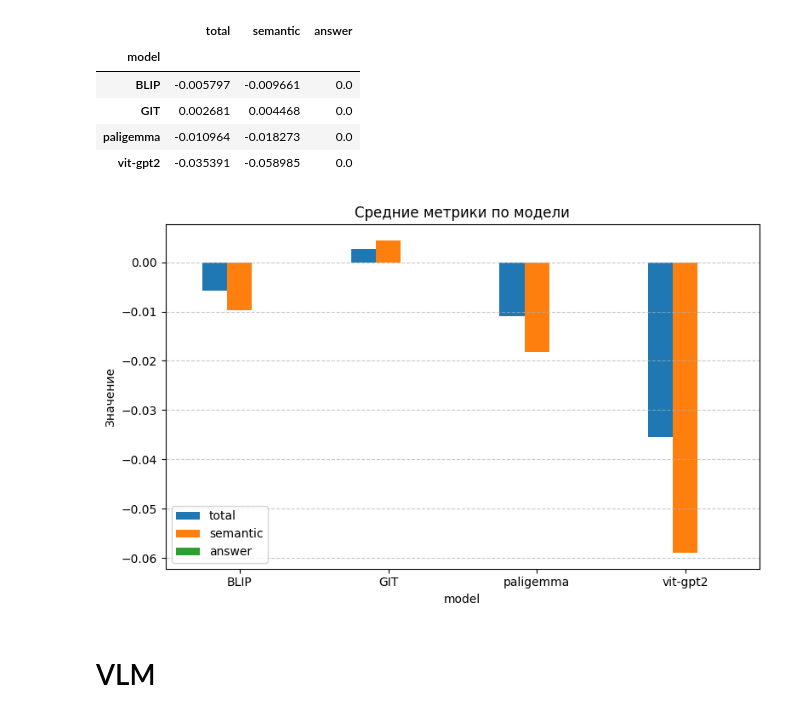
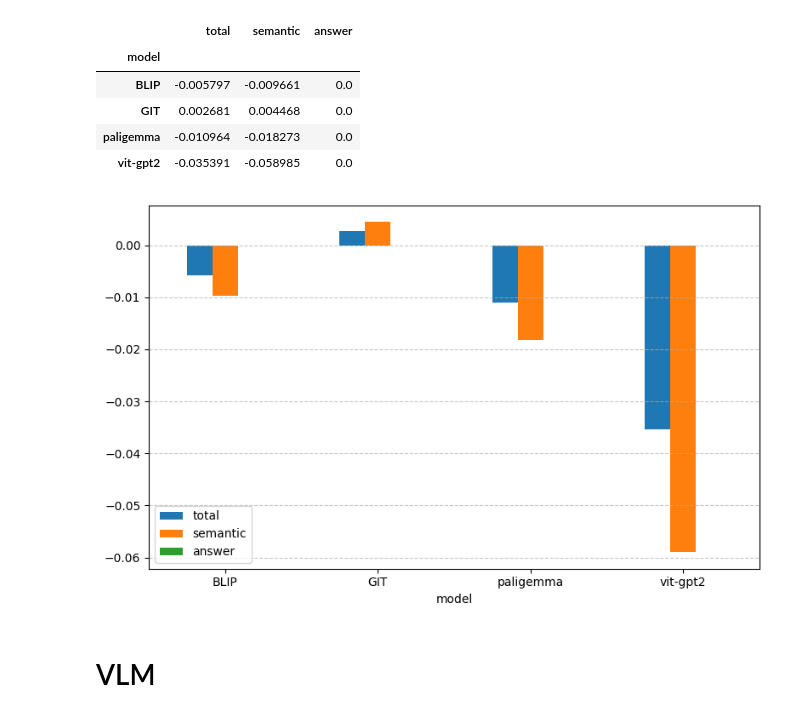
Before and after one commit to ann04ka/EyeTracking_NLP, a Jupyter notebook: EyeTracking_NLP.ipynb, the cells around one changed output. Drawn from its saved outputs; the diff is of its cells as text; code cells hidden in the pictures.

```diff
--- a/EyeTracking_NLP.ipynb
+++ b/EyeTracking_NLP.ipynb
@@ -480,6 +530,8 @@ print(read_list_of_lists[5])
 # %% [output]
 ['a diagram of a circle with a line of symmetry']
 # %%
+version = 'BLIP'
+
 blip = read_list_of_lists_from_json(f'/content/drive/MyDrive/data/{version}.json')
 
 blip_result = []
@@ -584,6 +626,8 @@ print(read_list_of_lists[5])
 # %% [output]
 the diagram of the line
 # %%
+version = 'GIT'
+
 blip = read_list_of_lists_from_json(f'/content/drive/MyDrive/data/{version}.json')
 
 blip_result = []
@@ -692,6 +719,8 @@ print(read_list_of_lists[5])
 # %% [output]
 Sorry, as a base VLM I am not trained to answer this question.
 # %%
+version = 'paligemma'
+
 blip = read_list_of_lists_from_json(f'/content/drive/MyDrive/data/{version}.json')
 
 blip_result = []
@@ -823,4 +815,6 @@ print(read_list_of_lists[5])
 # %%
+version = 'vit-gpt2'
+
 blip = read_list_of_lists_from_json(f'/content/drive/MyDrive/data/{version}.json')
 
 blip_result = []
@@ -908,15 +885,15 @@ img2txt_model_stats.to_csv('img2txt_model_metrics_summary.csv')
 # %%
 import matplotlib.pyplot as plt
 
 img2txt_model_stats.plot(kind='bar', figsize=(8, 5))
-plt.title('Средние метрики по модели')
-plt.ylabel('Значение')
+# plt.title('Средние метрики по модели')
+# plt.ylabel('Значение')
 plt.xticks(rotation=0)
 plt.grid(axis='y', linestyle='--', alpha=0.7)
 plt.tight_layout()
 plt.show()
 # %% [output]
-[figure, old version]
+[figure, new version]
 # %% [markdown]
 # VLM
 # %% [markdown]
```
Also changed, not shown: parts of 41 cells of this notebook.
